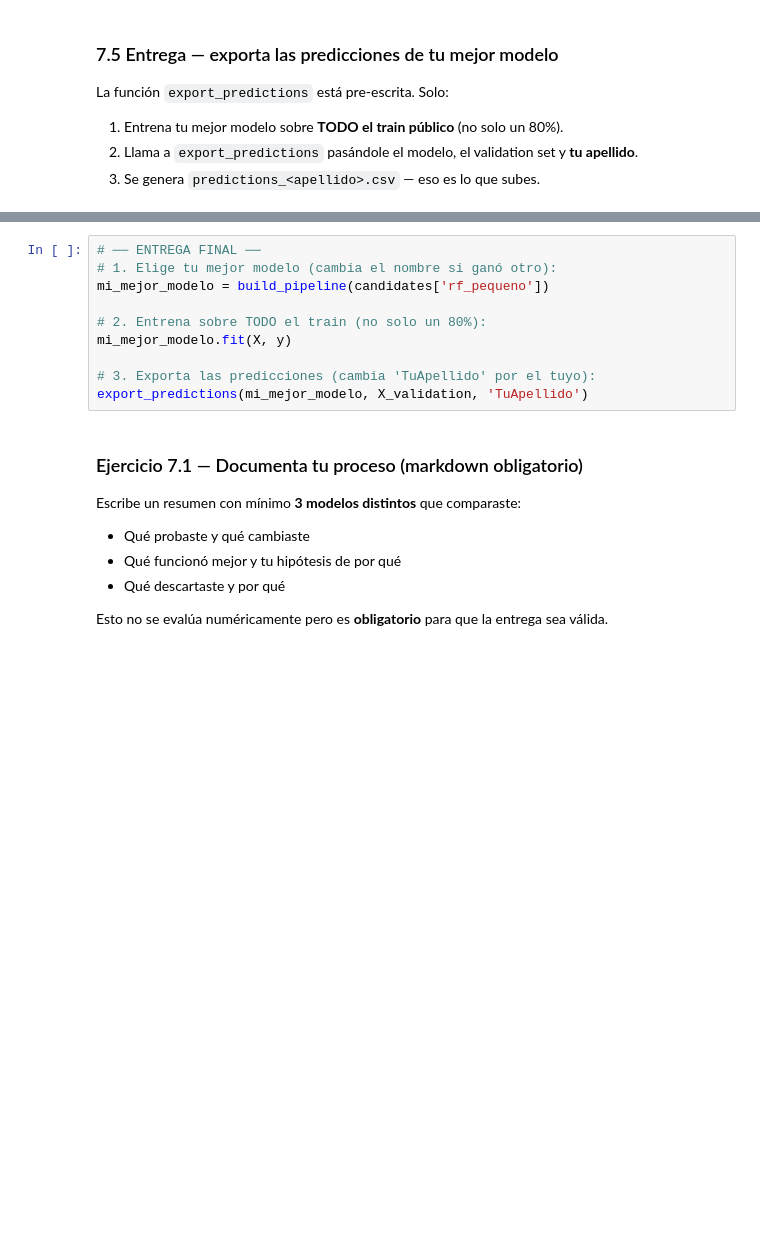
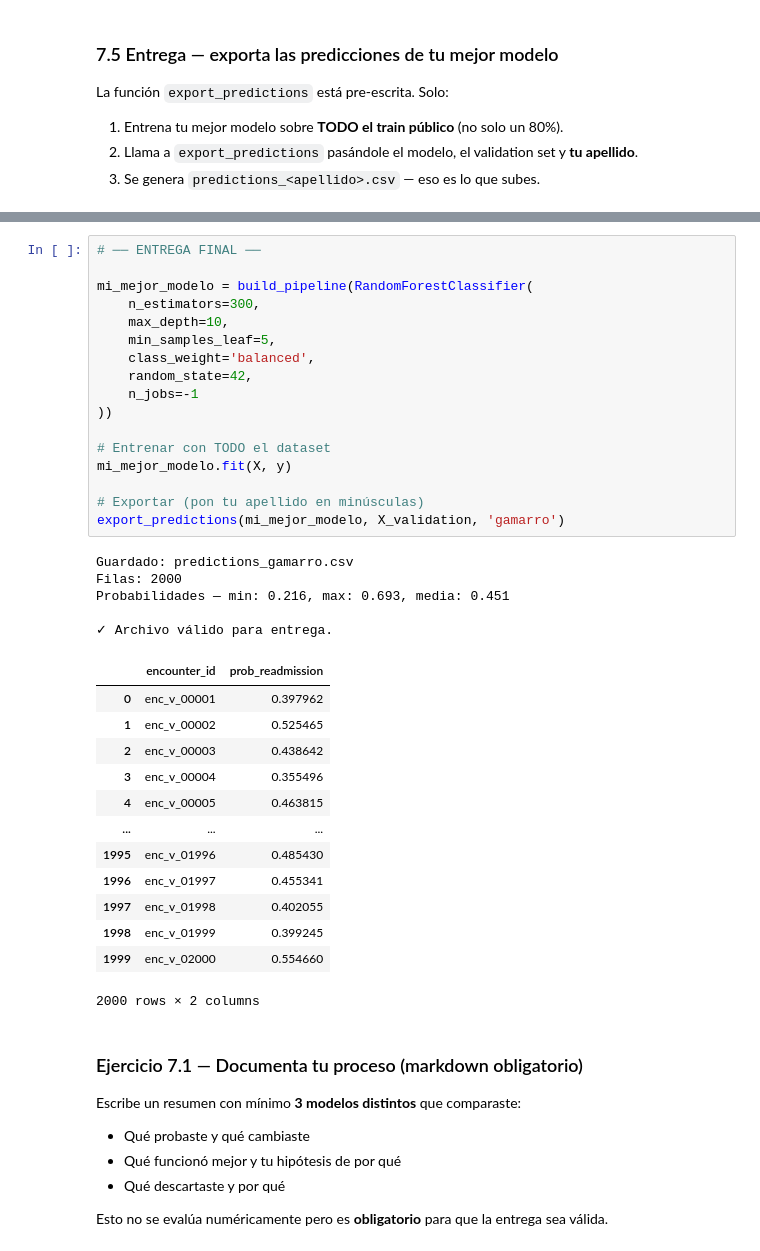
Before and after one commit to uvg-analisis-de-datos-biomedicos/healthdatalab, a Jupyter notebook: labs/lab-6-machine-learning/notebooks/Lab06_Machine_Learning_Supervisado.ipynb, the cells around one changed output, grey strips where cells are left out. Drawn from its saved outputs; the diff is of its cells as text; blank space fills up the shorter version.

Commit message:
Checkpoint 7: modelo final entregado

```diff
--- a/labs/lab-6-machine-learning/notebooks/Lab06_Machine_Learning_Supervisado.ipynb
+++ b/labs/lab-6-machine-learning/notebooks/Lab06_Machine_Learning_Supervisado.ipynb
@@ -920,13 +1013,39 @@ print("export_predictions lista.")
 # %%
 # ── ENTREGA FINAL ──
-# 1. Elige tu mejor modelo (cambia el nombre si ganó otro):
-mi_mejor_modelo = build_pipeline(candidates['rf_pequeno'])
 
-# 2. Entrena sobre TODO el train (no solo un 80%):
+mi_mejor_modelo = build_pipeline(RandomForestClassifier(
+    n_estimators=300,
+    max_depth=10,
+    min_samples_leaf=5,
+    class_weight='balanced',
+    random_state=42,
+    n_jobs=-1
+))
+
+# Entrenar con TODO el dataset
 mi_mejor_modelo.fit(X, y)
 
-# 3. Exporta las predicciones (cambia 'TuApellido' por el tuyo):
-export_predictions(mi_mejor_modelo, X_validation, 'TuApellido')
+# Exportar (pon tu apellido en minúsculas)
+export_predictions(mi_mejor_modelo, X_validation, 'gamarro')
+# %% [output]
+Guardado: predictions_gamarro.csv
+Filas: 2000
+Probabilidades — min: 0.216, max: 0.693, media: 0.451
+
+✓ Archivo válido para entrega.
+|  | encounter_id | prob_readmission |
+| 0 | enc_v_00001 | 0.397962 |
+| 1 | enc_v_00002 | 0.525465 |
+| 2 | enc_v_00003 | 0.438642 |
+| 3 | enc_v_00004 | 0.355496 |
+| 4 | enc_v_00005 | 0.463815 |
+| ... | ... | ... |
+| 1995 | enc_v_01996 | 0.485430 |
+| 1996 | enc_v_01997 | 0.455341 |
+| 1997 | enc_v_01998 | 0.402055 |
+| 1998 | enc_v_01999 | 0.399245 |
+| 1999 | enc_v_02000 | 0.554660 |
+2000 rows × 2 columns
 # %% [markdown]
 ### Ejercicio 7.1 — Documenta tu proceso (markdown obligatorio)
 
```
Also changed, not shown: parts of 13 cells of this notebook.
